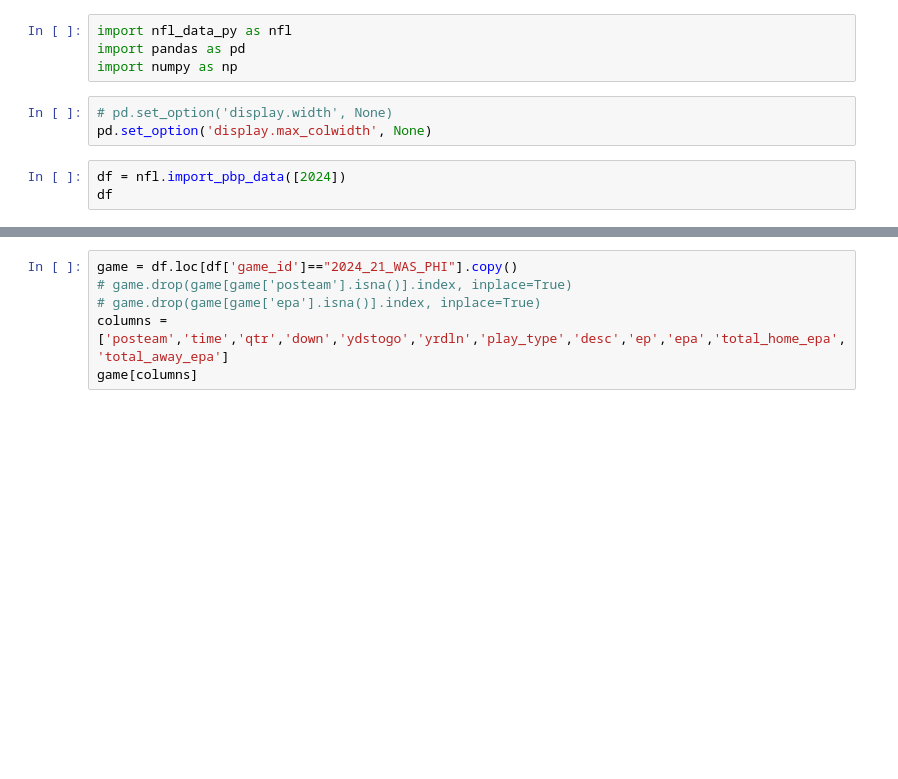
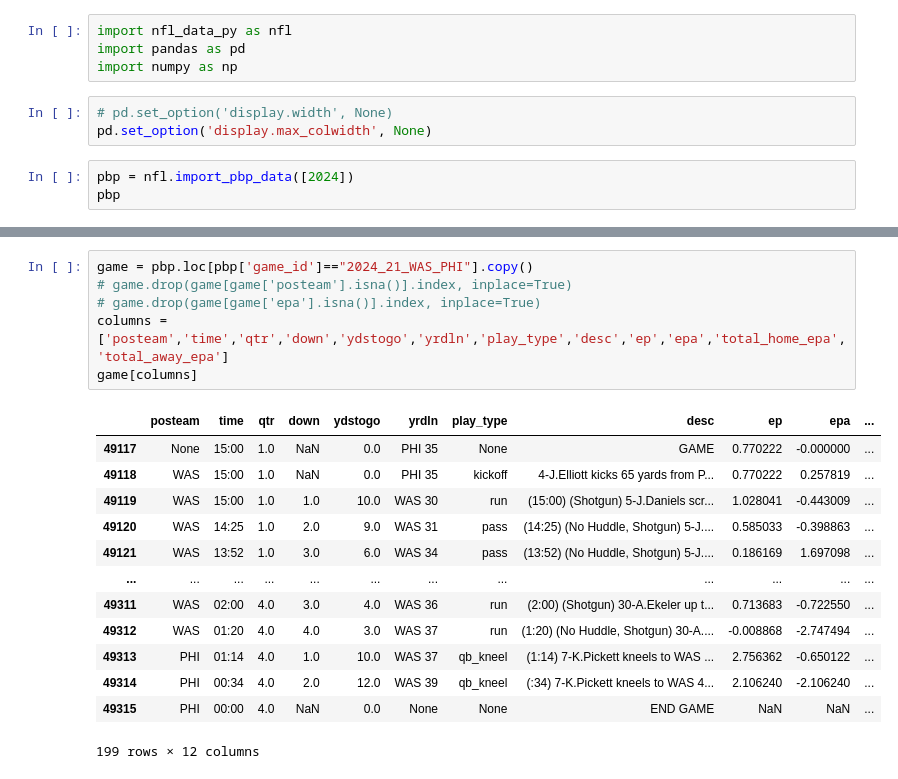
Before and after one commit to Biggels/NFL-Expected-Points, a Jupyter notebook: expected_points.ipynb, the cells around one changed output, grey strips where cells are left out. Saved outputs shown, nothing was run; the diff lists cells and outputs as text; blank space fills up the shorter version.

Commit message:
reshaped epa output in prep for analyzing all games. got very confused in the process.

```diff
--- a/expected_points.ipynb
+++ b/expected_points.ipynb
@@ -6,5 +6,5 @@ import numpy as np
 # pd.set_option('display.width', None)
 pd.set_option('display.max_colwidth', None)
 # %%
-df = nfl.import_pbp_data([2024])
-df
+pbp = nfl.import_pbp_data([2024])
+pbp
@@ -11,8 +27,22 @@ df
 # %%
-game = df.loc[df['game_id']=="2024_21_WAS_PHI"].copy()
+game = pbp.loc[pbp['game_id']=="2024_21_WAS_PHI"].copy()
 # game.drop(game[game['posteam'].isna()].index, inplace=True)
 # game.drop(game[game['epa'].isna()].index, inplace=True)
 columns = ['posteam','time','qtr','down','ydstogo','yrdln','play_type','desc','ep','epa','total_home_epa','total_away_epa']
 game[columns]
+# %% [output]
+|  | posteam | time | qtr | down | ydstogo | yrdln | play_type | desc | ep | epa | ... |
+| 49117 | None | 15:00 | 1.0 | NaN | 0.0 | PHI 35 | None | GAME | 0.770222 | -0.000000 | ... |
+| 49118 | WAS | 15:00 | 1.0 | NaN | 0.0 | PHI 35 | kickoff | 4-J.Elliott kicks 65 yards from P... | 0.770222 | 0.257819 | ... |
+| 49119 | WAS | 15:00 | 1.0 | 1.0 | 10.0 | WAS 30 | run | (15:00) (Shotgun) 5-J.Daniels scr... | 1.028041 | -0.443009 | ... |
+| 49120 | WAS | 14:25 | 1.0 | 2.0 | 9.0 | WAS 31 | pass | (14:25) (No Huddle, Shotgun) 5-J.... | 0.585033 | -0.398863 | ... |
+| 49121 | WAS | 13:52 | 1.0 | 3.0 | 6.0 | WAS 34 | pass | (13:52) (No Huddle, Shotgun) 5-J.... | 0.186169 | 1.697098 | ... |
+| ... | ... | ... | ... | ... | ... | ... | ... | ... | ... | ... | ... |
+| 49311 | WAS | 02:00 | 4.0 | 3.0 | 4.0 | WAS 36 | run | (2:00) (Shotgun) 30-A.Ekeler up t... | 0.713683 | -0.722550 | ... |
+| 49312 | WAS | 01:20 | 4.0 | 4.0 | 3.0 | WAS 37 | run | (1:20) (No Huddle, Shotgun) 30-A.... | -0.008868 | -2.747494 | ... |
+| 49313 | PHI | 01:14 | 4.0 | 1.0 | 10.0 | WAS 37 | qb_kneel | (1:14) 7-K.Pickett kneels to WAS ... | 2.756362 | -0.650122 | ... |
+| 49314 | PHI | 00:34 | 4.0 | 2.0 | 12.0 | WAS 39 | qb_kneel | (:34) 7-K.Pickett kneels to WAS 4... | 2.106240 | -2.106240 | ... |
+| 49315 | PHI | 00:00 | 4.0 | NaN | 0.0 | None | None | END GAME | NaN | NaN | ... |
+199 rows × 12 columns
 # %%
 game.loc[game['play_type']=='extra_point', columns]
```
Also changed, not shown: parts of 7 cells of this notebook.
